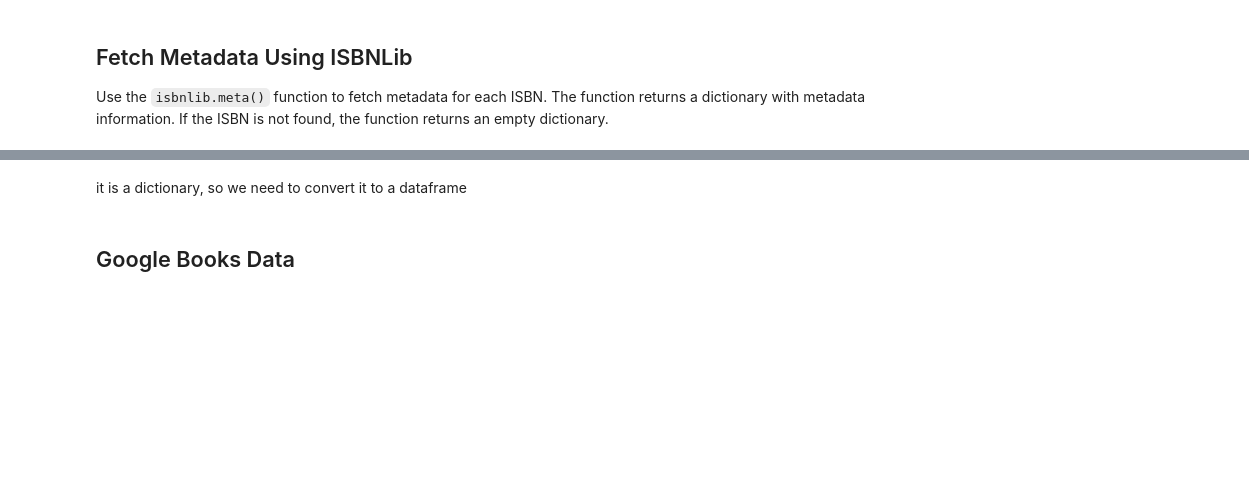
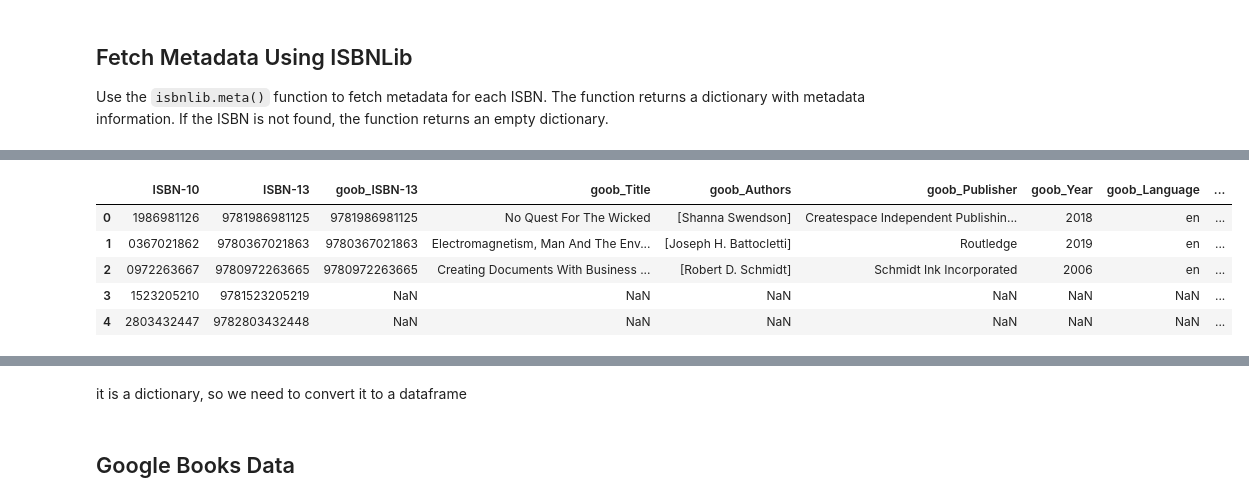
Before and after one commit to theinvisiblelab/invisible-books, a Jupyter notebook: Book_Data.ipynb, the cells around one changed output, grey strips where cells are left out. Cells and saved outputs as stored; diff of their text form; code cells hidden in the pictures; blank space fills up the shorter version.

```diff
--- a/Book_Data.ipynb
+++ b/Book_Data.ipynb
@@ -59,13 +103,14 @@ def fetch_metadata(isbn, service="goob"):
         return {}
 # %%
-def normalize_metadata(isbn_df, services):
+def normalize_metadata(isbnlib_df, services):
     for service in services:
-        isbn_df[f"{service}_metadata"] = isbn_df['ISBN-10'].apply(lambda x: fetch_metadata(x, service=service))
-        normalized = pd.json_normalize(isbn_df[f"{service}_metadata"])
+        isbnlib_df[f"{service}_metadata"] = isbnlib_df['ISBN-10'].apply(lambda x: fetch_metadata(x, service=service))
+        normalized = pd.json_normalize(isbnlib_df[f"{service}_metadata"])
         normalized.columns = [f"{service}_{col}" for col in normalized.columns]
-        isbn_df = pd.concat([isbn_df, normalized], axis=1)
-        isbn_df.drop(columns=[f"{service}_metadata"], inplace=True)
+        isbnlib_df = pd.concat([isbnlib_df, normalized], axis=1)
+        if f"{service}_metadata" in isbnlib_df.columns:
+            isbnlib_df.drop(columns=[f"{service}_metadata"], inplace=True)
 
-    return isbn_df
+    return isbnlib_df
 # %%
-isbn_df['ISBN-10']
+isbnlib_df = isbn_df
@@ -112,0 +120,9 @@ Error fetching metadata for ISBN nan using service wiki: 'float' object is not i
+# %%
+isbnlib_df.head()
+# %% [output]
+|  | ISBN-10 | ISBN-13 | goob_ISBN-13 | goob_Title | goob_Authors | goob_Publisher | goob_Year | goob_Language | ... |
+| 0 | 1986981126 | 9781986981125 | 9781986981125 | No Quest For The Wicked | [Shanna Swendson] | Createspace Independent Publishin... | 2018 | en | ... |
+| 1 | 0367021862 | 9780367021863 | 9780367021863 | Electromagnetism, Man And The Env... | [Joseph H. Battocletti] | Routledge | 2019 | en | ... |
+| 2 | 0972263667 | 9780972263665 | 9780972263665 | Creating Documents With Business ... | [Robert D. Schmidt] | Schmidt Ink Incorporated | 2006 | en | ... |
+| 3 | 1523205210 | 9781523205219 | NaN | NaN | NaN | NaN | NaN | NaN | ... |
+| 4 | 2803432447 | 9782803432448 | NaN | NaN | NaN | NaN | NaN | NaN | ... |
```
Also changed, not shown: parts of 34 cells of this notebook.
